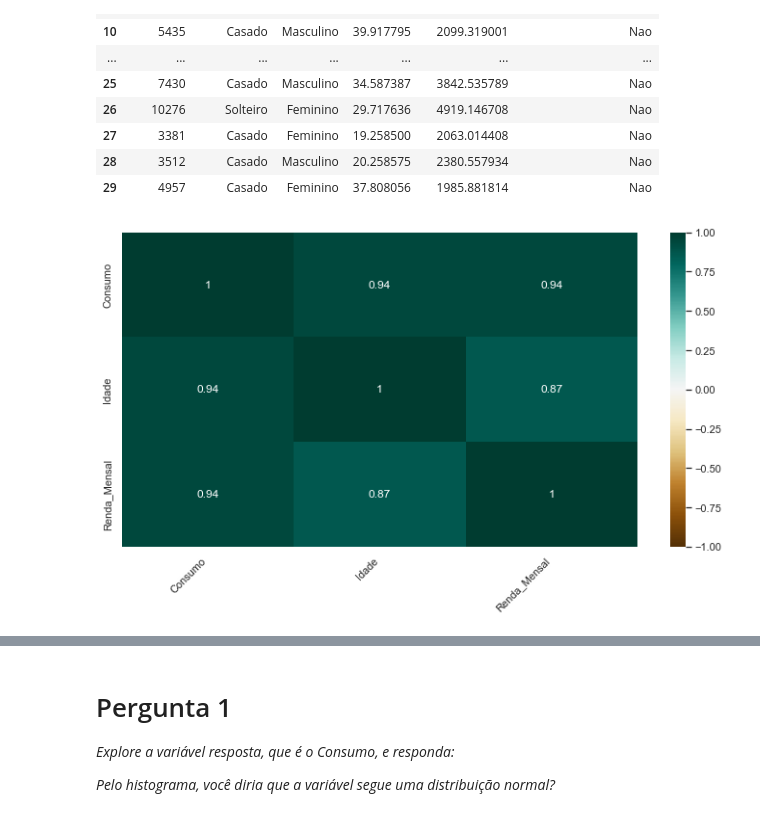
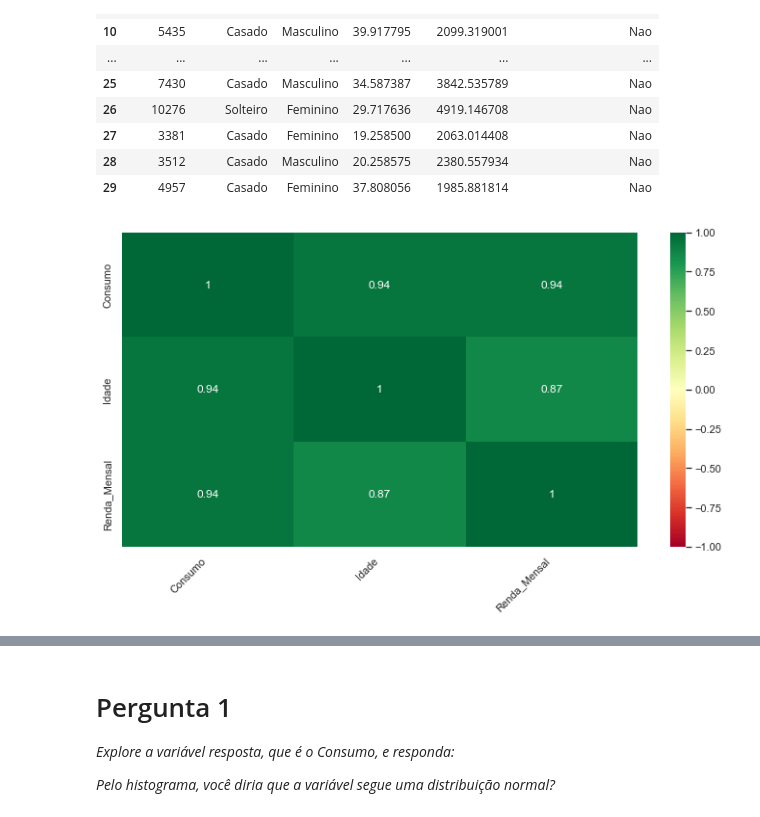
Before and after one commit to alexcamargos/DataScienceBootcampIGTI, a Jupyter notebook: Modulo_1/Desafio/desafio_python.ipynb, the cells around one changed output, grey strips where cells are left out. Cells and saved outputs as stored; diff of their text form; code cells hidden in the pictures.

```diff
--- a/Modulo_1/Desafio/desafio_python.ipynb
+++ b/Modulo_1/Desafio/desafio_python.ipynb
@@ -117,12 +113,12 @@ dados
 # %%
 # Correlação entre as colunas que contem informações numéricas.
 # https://www.tylervigen.com/spurious-correlations
 heatmap = sns.heatmap(dados.corr(),
                       vmin=-1,
                       vmax=1,
                       annot=True,
-                      cmap='BrBG',
+                      cmap='RdYlGn',
                       center=0)
-heatmap.set_xticklabels(heatmap.get_xticklabels(), rotation=45, ha='right')
+heatmap.set_xticklabels(heatmap.get_xticklabels(), rotation=45, ha='right');
 # %% [output]
-[figure, old version]
+[figure, new version]
```
Also changed, not shown: parts of 73 cells of this notebook.
